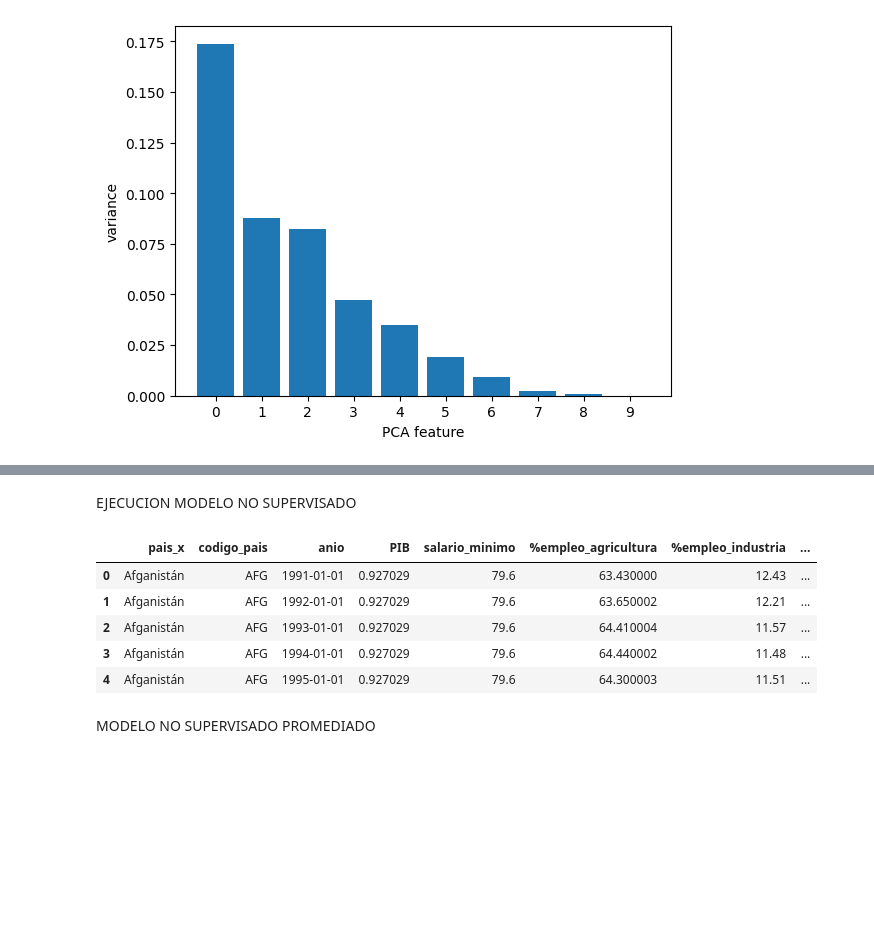
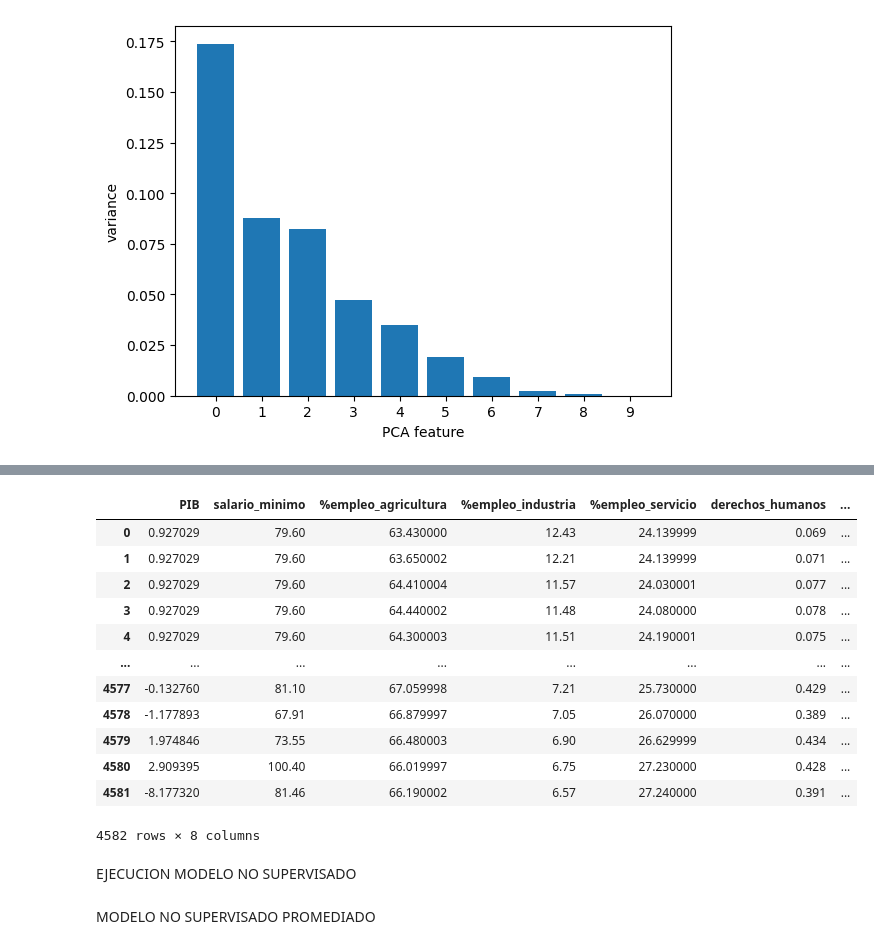
Before and after one commit to CharlyTrejo/DataScience-TeamProject, a Jupyter notebook: ML/ml_final_script.ipynb, the cells around one changed output, grey strips where cells are left out. Drawn from its saved outputs; the diff is of its cells as text; code cells hidden in the pictures; blank space fills up the shorter version.

```diff
--- a/ML/ml_final_script.ipynb
+++ b/ML/ml_final_script.ipynb
@@ -102,6 +102,22 @@ sns.heatmap(corr,xticklabels=corr.columns,yticklabels=corr.columns,annot=True)
 # %%
 columns_to_drop = ["Fecha_Numerico","codigo_pais_c"]
 df_migration_ml_pca.drop(columns_to_drop,axis=1,inplace=True)
+# %%
+df_migration_ml_pca
+# %% [output]
+|  | PIB | salario_minimo | %empleo_agricultura | %empleo_industria | %empleo_servicio | derechos_humanos | ... |
+| 0 | 0.927029 | 79.60 | 63.430000 | 12.43 | 24.139999 | 0.069 | ... |
+| 1 | 0.927029 | 79.60 | 63.650002 | 12.21 | 24.139999 | 0.071 | ... |
+| 2 | 0.927029 | 79.60 | 64.410004 | 11.57 | 24.030001 | 0.077 | ... |
+| 3 | 0.927029 | 79.60 | 64.440002 | 11.48 | 24.080000 | 0.078 | ... |
+| 4 | 0.927029 | 79.60 | 64.300003 | 11.51 | 24.190001 | 0.075 | ... |
+| ... | ... | ... | ... | ... | ... | ... | ... |
+| 4577 | -0.132760 | 81.10 | 67.059998 | 7.21 | 25.730000 | 0.429 | ... |
+| 4578 | -1.177893 | 67.91 | 66.879997 | 7.05 | 26.070000 | 0.389 | ... |
+| 4579 | 1.974846 | 73.55 | 66.480003 | 6.90 | 26.629999 | 0.434 | ... |
+| 4580 | 2.909395 | 100.40 | 66.019997 | 6.75 | 27.230000 | 0.428 | ... |
+| 4581 | -8.177320 | 81.46 | 66.190002 | 6.57 | 27.240000 | 0.391 | ... |
+4582 rows × 8 columns
 # %% [markdown]
 EJECUCION MODELO NO SUPERVISADO
 # %%
@@ -226,15 +242,6 @@ def func_groupby(df):
     print(df.groupby("labels")["codigo_pais"].value_counts())
     df_group =df_group.drop("count",axis=1)
     return df_group
-# %%
-df_migration.head()
-# %% [output]
-|  | pais_x | codigo_pais | anio | PIB | salario_minimo | %empleo_agricultura | %empleo_industria | ... |
-| 0 | Afganistán | AFG | 1991-01-01 | 0.927029 | 79.6 | 63.430000 | 12.43 | ... |
-| 1 | Afganistán | AFG | 1992-01-01 | 0.927029 | 79.6 | 63.650002 | 12.21 | ... |
-| 2 | Afganistán | AFG | 1993-01-01 | 0.927029 | 79.6 | 64.410004 | 11.57 | ... |
-| 3 | Afganistán | AFG | 1994-01-01 | 0.927029 | 79.6 | 64.440002 | 11.48 | ... |
-| 4 | Afganistán | AFG | 1995-01-01 | 0.927029 | 79.6 | 64.300003 | 11.51 | ... |
 # %% [markdown]
 MODELO NO SUPERVISADO PROMEDIADO
 # %%
```
Also changed, not shown: parts of 6 cells of this notebook.
